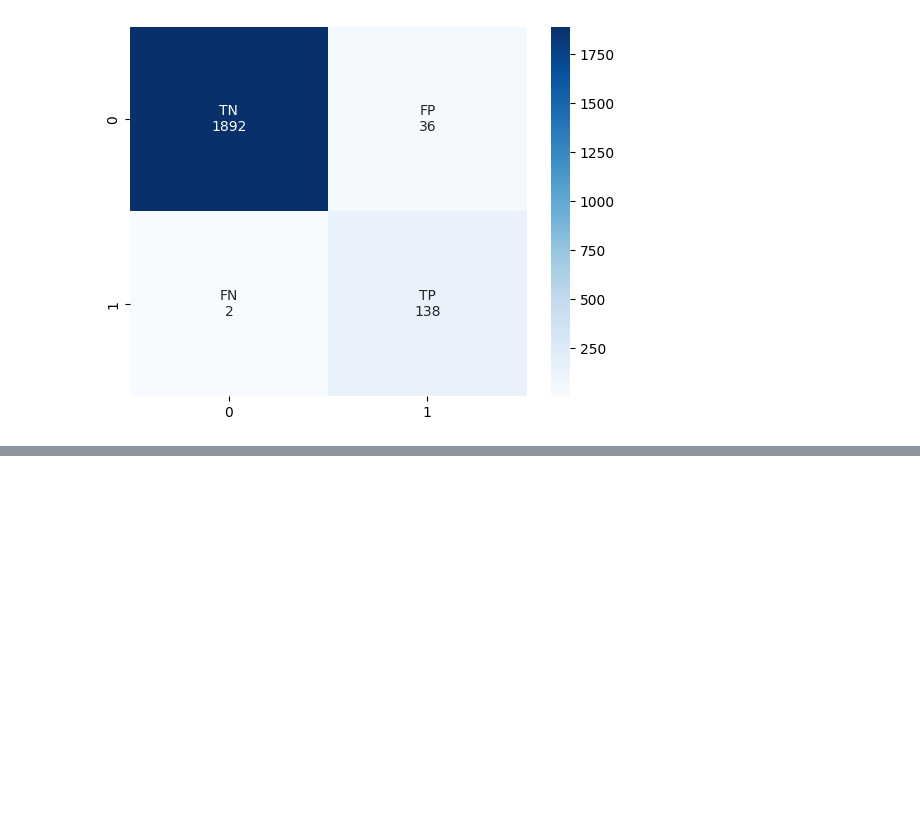
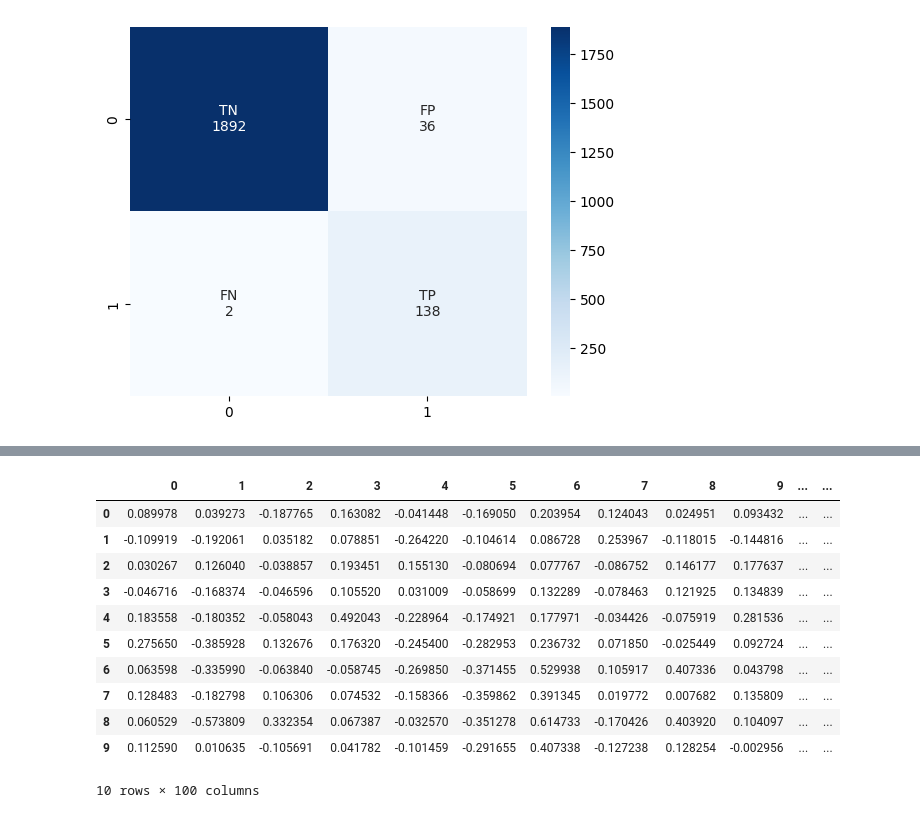
Before and after one commit to magicWiss/Language-Detection, a Jupyter notebook: notebooks/embeddings.ipynb, the cells around one changed output, grey strips where cells are left out. Saved outputs shown, nothing was run; the diff lists cells and outputs as text; code cells hidden in the pictures; blank space fills up the shorter version.

```diff
--- a/notebooks/embeddings.ipynb
+++ b/notebooks/embeddings.ipynb
@@ -119,0 +183,2 @@ print(model.predict(tfidf_version))
+# %%
+model.train(text_docs_words,total_examples=model.corpus_count,epochs=model.epochs)
@@ -119,0 +250,22 @@ print(model.predict(tfidf_version))
+# %%
+X=data['card2vec']
+Y=data['Class']
+
+#the embeddings need to be converted into a matrix for the input to the model
+X=create_dataset(X)
+X=pd.DataFrame(data=X)
+X.to_csv('..\\Dataset\\Embeddings.csv')
+X.head(10)
+# %% [output]
+|  | 0 | 1 | 2 | 3 | 4 | 5 | 6 | 7 | 8 | 9 | ... | ... |
+| 0 | 0.089978 | 0.039273 | -0.187765 | 0.163082 | -0.041448 | -0.169050 | 0.203954 | 0.124043 | 0.024951 | 0.093432 | ... | ... |
+| 1 | -0.109919 | -0.192061 | 0.035182 | 0.078851 | -0.264220 | -0.104614 | 0.086728 | 0.253967 | -0.118015 | -0.144816 | ... | ... |
+| 2 | 0.030267 | 0.126040 | -0.038857 | 0.193451 | 0.155130 | -0.080694 | 0.077767 | -0.086752 | 0.146177 | 0.177637 | ... | ... |
+| 3 | -0.046716 | -0.168374 | -0.046596 | 0.105520 | 0.031009 | -0.058699 | 0.132289 | -0.078463 | 0.121925 | 0.134839 | ... | ... |
+| 4 | 0.183558 | -0.180352 | -0.058043 | 0.492043 | -0.228964 | -0.174921 | 0.177971 | -0.034426 | -0.075919 | 0.281536 | ... | ... |
+| 5 | 0.275650 | -0.385928 | 0.132676 | 0.176320 | -0.245400 | -0.282953 | 0.236732 | 0.071850 | -0.025449 | 0.092724 | ... | ... |
+| 6 | 0.063598 | -0.335990 | -0.063840 | -0.058745 | -0.269850 | -0.371455 | 0.529938 | 0.105917 | 0.407336 | 0.043798 | ... | ... |
+| 7 | 0.128483 | -0.182798 | 0.106306 | 0.074532 | -0.158366 | -0.359862 | 0.391345 | 0.019772 | 0.007682 | 0.135809 | ... | ... |
+| 8 | 0.060529 | -0.573809 | 0.332354 | 0.067387 | -0.032570 | -0.351278 | 0.614733 | -0.170426 | 0.403920 | 0.104097 | ... | ... |
+| 9 | 0.112590 | 0.010635 | -0.105691 | 0.041782 | -0.101459 | -0.291655 | 0.407338 | -0.127238 | 0.128254 | -0.002956 | ... | ... |
+10 rows × 100 columns
```
Also changed, not shown: parts of 22 cells of this notebook, 9 other files.
